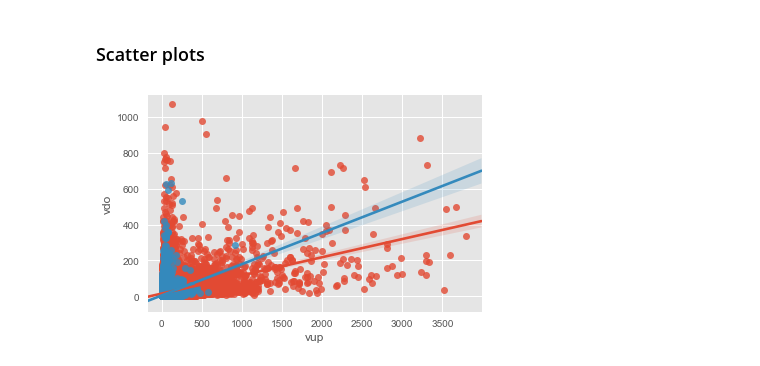
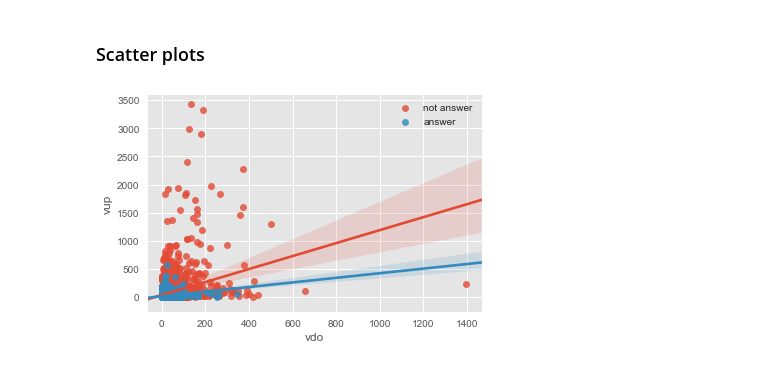
Before and after one commit to fdelia/bots, a Jupyter notebook: 3_explore_data.ipynb, the cells around one changed output. Drawn from its saved outputs; the diff is of its cells as text; code cells hidden in the pictures.

```diff
--- a/3_explore_data.ipynb
+++ b/3_explore_data.ipynb
@@ -176,7 +176,7 @@ df_com['weekday_hour'] = df_com['time'].apply(get_weekday_hour)
 df_com['is_answer'] = df_com['tit'].apply(lambda x: str(x).startswith('@'))
 df_com['con_len'] = df_com['con'].apply(lambda x: len(x))
 df_com['score'] = df_com['vup'] - df_com['vdo']
-df_com['contr'] = df_com['vup'] + df_com['vdo']
+df_com['activity'] = df_com['vup'] + df_com['vdo']
 # %% [markdown]
 ### Class Distributions
 # %%
@@ -227,13 +275,15 @@ df_corr
 ### Scatter plots
 # %%
 #sns.pairplot(df_com, x_vars='vup', y_vars='vdo', size=6)
-sns.regplot(x='vup', y='vdo', data=df_com[df_com['is_answer'] == False])
-sns.regplot(x='vup', y='vdo', data=df_com[df_com['is_answer'] == True])
+sns.regplot(x='vdo', y='vup', data=df_com[df_com['is_answer'] == False], label='not answer')
+sns.regplot(x='vdo', y='vup', data=df_com[df_com['is_answer'] == True], label='answer')
+plt.legend()
 plt.show()
 
+# Answers are less up- than downvoted
 # Quite some outliers
 # Are rows with upvotes of over 1000 real?
 # Looked some of them up manually and yes, they have a lot of upvotes (3000+)
 # Answers are rather downvoted than upvoted (as can already be seen in the correlation matrix)
 # %% [output]
-[figure, old version]
+[figure, new version]
```
Also changed, not shown: parts of 27 cells of this notebook.
